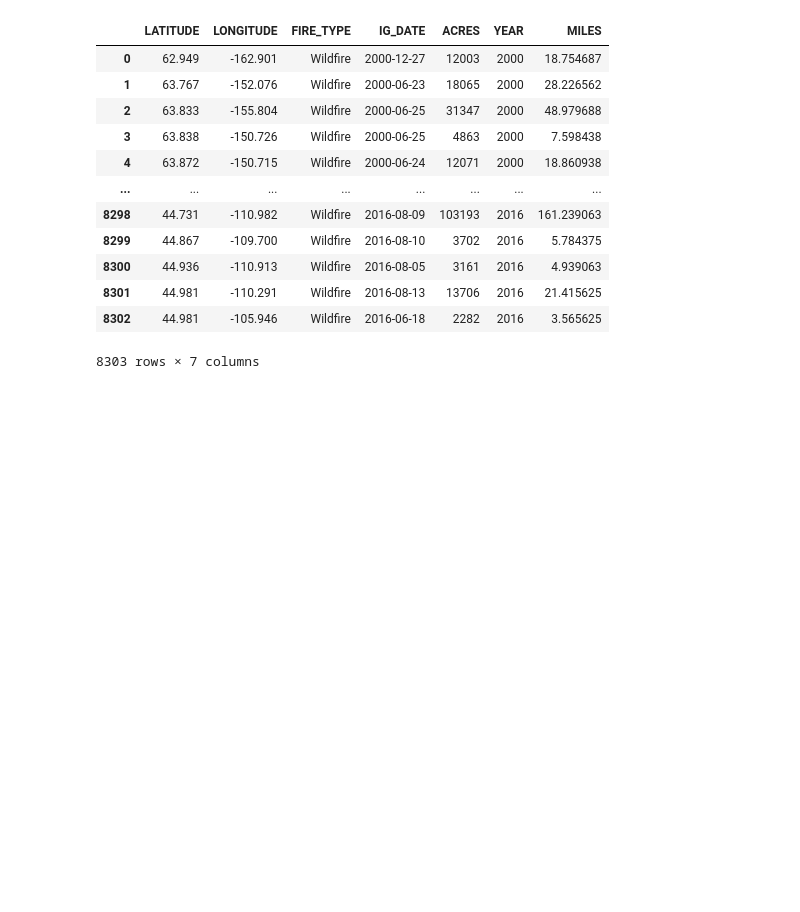
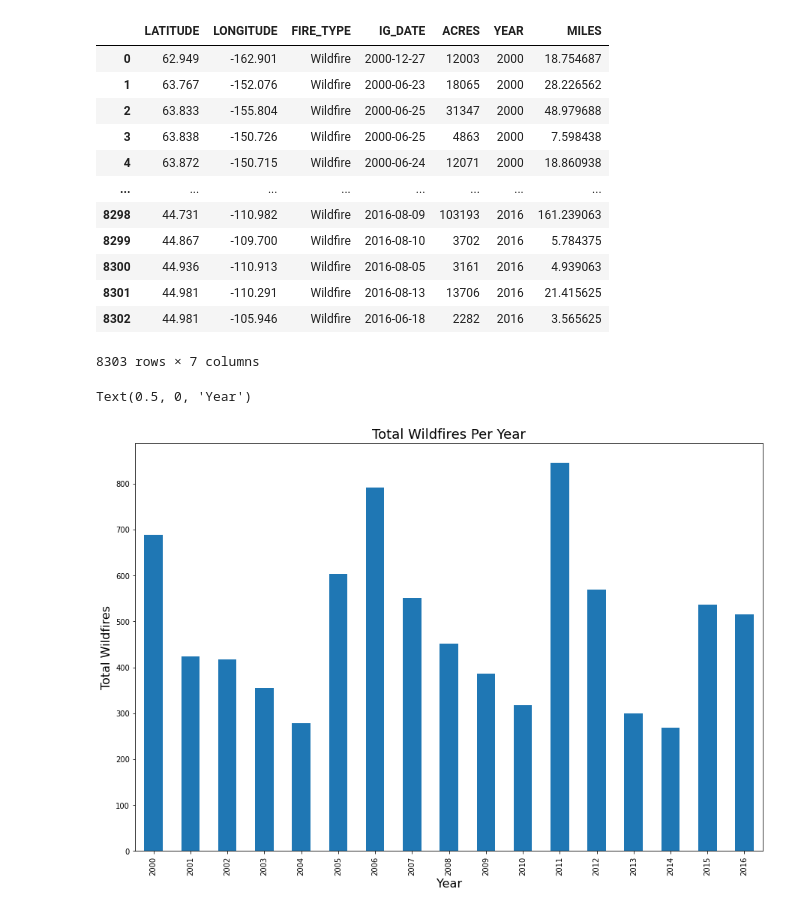
Before and after one commit to veraroberto/Project1_Droughts_USA, a Jupyter notebook: fires_data_maping.ipynb, the cells around one changed output. Cells and saved outputs as stored; diff of their text form; code cells hidden in the pictures; blank space fills up the shorter version.

Commit message:
graphs added

```diff
--- a/fires_data_maping.ipynb
+++ b/fires_data_maping.ipynb
@@ -31,3 +31,12 @@ test_df
 | 8301 | 44.981 | -110.291 | Wildfire | 2016-08-13 | 13706 | 2016 | 21.415625 |
 | 8302 | 44.981 | -105.946 | Wildfire | 2016-06-18 | 2282 | 2016 | 3.565625 |
 8303 rows × 7 columns
+# %%
+group_year = test_df.groupby('YEAR').count()
+group_year["MILES"].plot(kind = "bar", figsize=(15,10))
+plt.title("Total Wildfires Per Year",fontsize=18)
+plt.ylabel("Total Wildfires",fontsize=16)
+plt.xlabel("Year",fontsize=16)
+# %% [output]
+Text(0.5, 0, 'Year')
+[figure, added]
```
Also changed, not shown: parts of 4 cells of this notebook, 2 other files.
